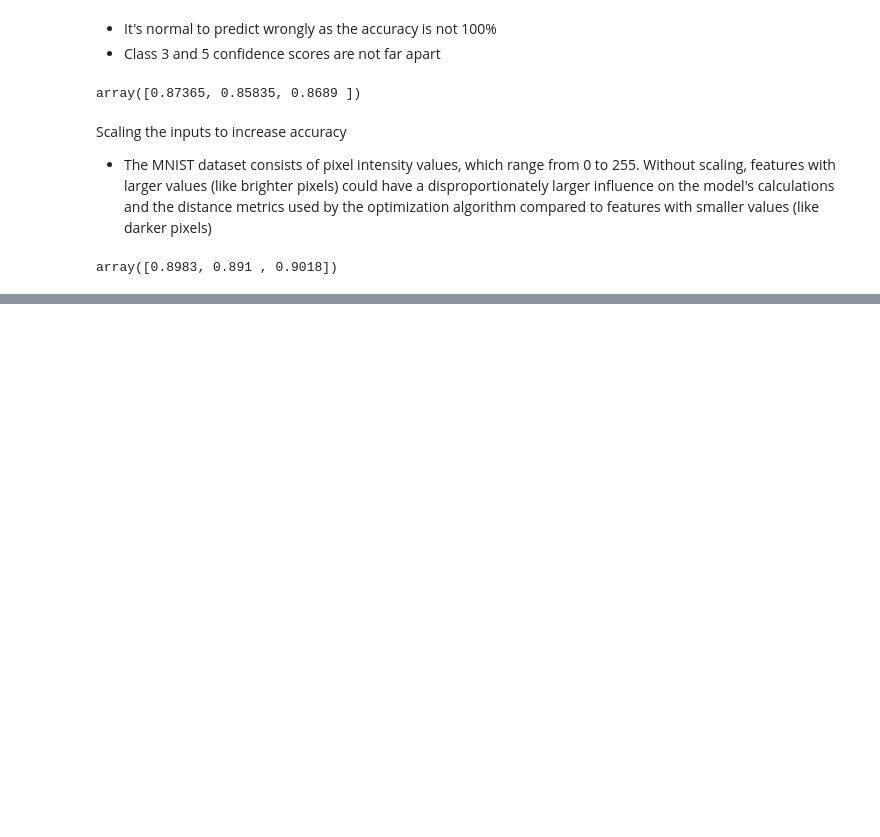
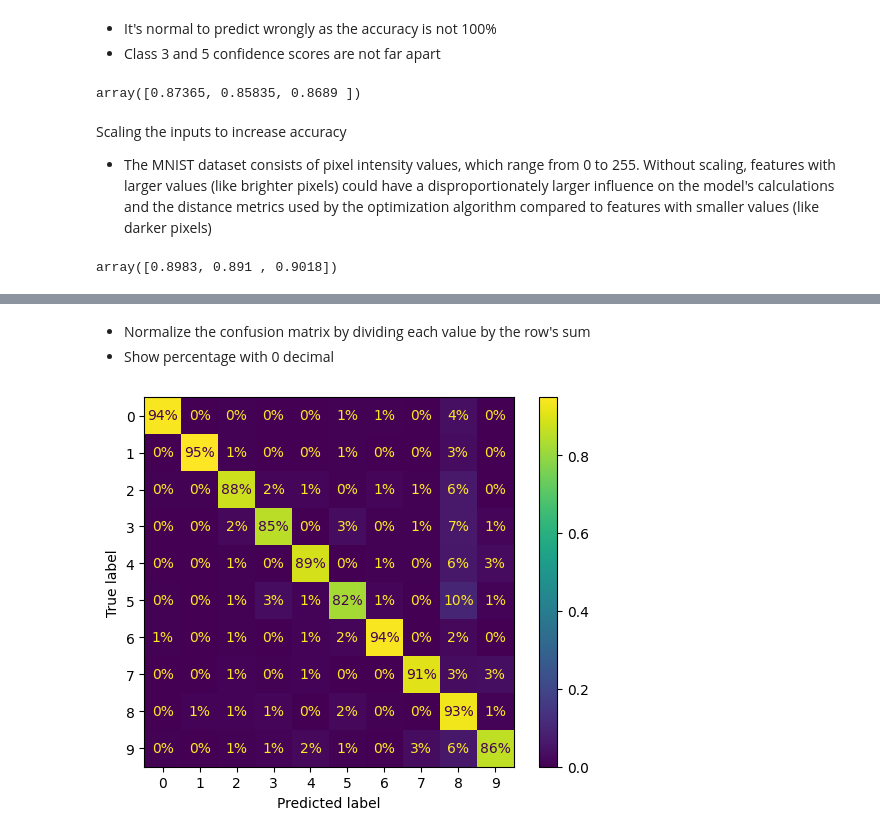
Before and after one commit to KANGWEII/hands_on_ml, a Jupyter notebook: Chapter03/classification.ipynb, the cells around one changed output, grey strips where cells are left out. Cells and saved outputs as stored; diff of their text form; code cells hidden in the pictures; blank space fills up the shorter version.

```diff
--- a/Chapter03/classification.ipynb
+++ b/Chapter03/classification.ipynb
@@ -498,0 +512,8 @@ array([0.8983, 0.891 , 0.9018])
+# %% [markdown]
+- Normalize the confusion matrix by dividing each value by the row's sum
+- Show percentage with 0 decimal
+# %%
+ConfusionMatrixDisplay.from_predictions(y_train, y_train_pred, normalize="true", values_format=".0%")
+plt.show()
+# %% [output]
+[figure, added]
```
Also changed, not shown: parts of 17 cells of this notebook.
